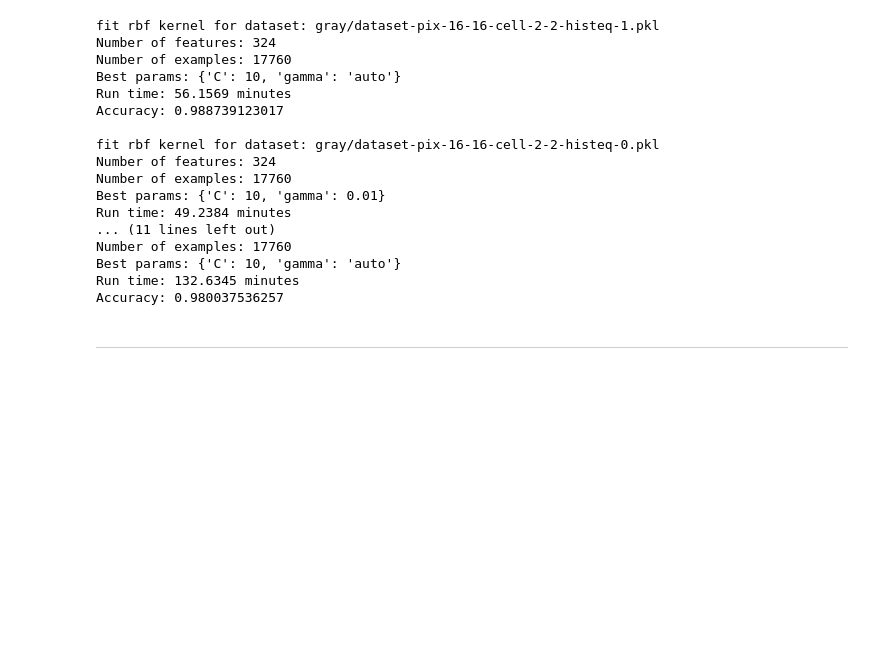
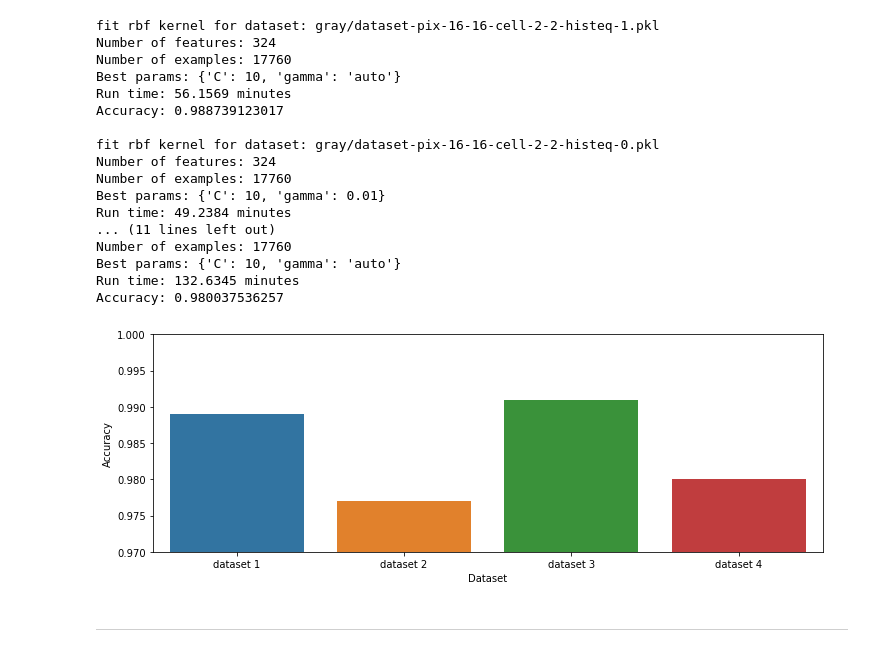
Before and after one commit to musa-atlihan/CarND-Vehicle-Detection, a Jupyter notebook: feature-exploration.ipynb, the cells around one changed output. Saved outputs shown, nothing was run; the diff lists cells and outputs as text; code cells hidden in the pictures; blank space fills up the shorter version.

```diff
--- a/feature-exploration.ipynb
+++ b/feature-exploration.ipynb
@@ -154,5 +158,19 @@ Number of examples: 17760
 Best params: {'C': 10, 'gamma': 'auto'}
 Run time: 132.6345 minutes
 Accuracy: 0.980037536257
+# %%
+datasets = ['dataset 1', 'dataset 2', 'dataset 3', 'dataset 4']
+
+y = [0.989, 0.977, 0.991, 0.980]
+
+plt.figure(figsize=(12,4))
+sns.barplot(x=datasets, y=y)
+plt.xlabel('Dataset')
+plt.ylabel('Accuracy')
+plt.ylim(0.97, 1.00)
+plt.show()
+plt.close()
+# %% [output]
+[figure, added]
 # %% [markdown]
 ---
```
Also changed, not shown: parts of 3 cells of this notebook, 2 other files.
